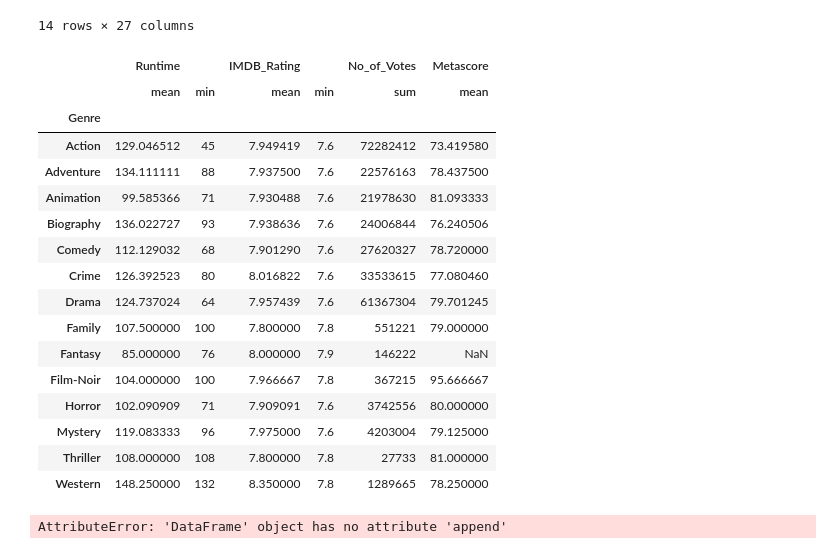
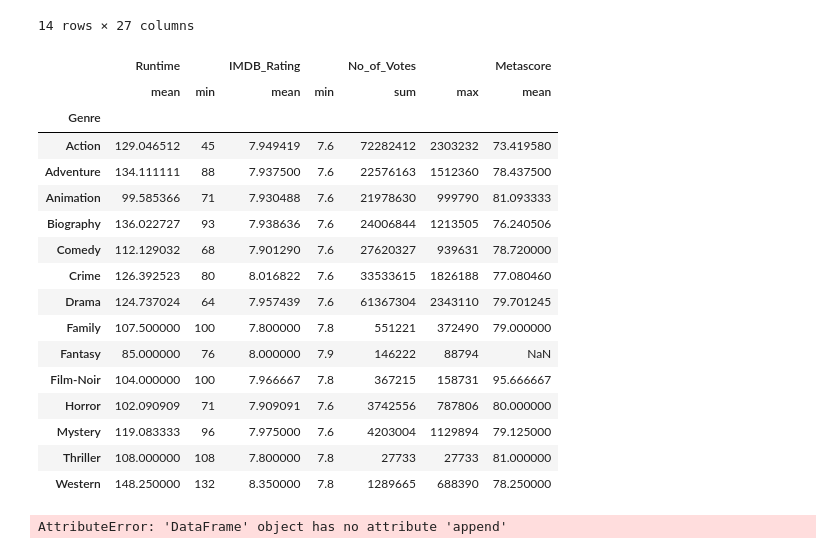
Before and after one commit to nandankaryash0-star/The_Pyhons_library, a Jupyter notebook: Panda3.ipynb, the cells around one changed output. Drawn from its saved outputs; the diff is of its cells as text; code cells hidden in the pictures.

```diff
--- a/Panda3.ipynb
+++ b/Panda3.ipynb
@@ -364,34 +364,34 @@ genres.agg(['min', 'max', 'count'])
 # %%
 #agg method
 #passing dict
 #adding both the syntax
 
 genres.agg(
     {
         'Runtime':['mean','min'],
         'IMDB_Rating':['mean','min'],
-        'No_of_Votes':'sum',
+        'No_of_Votes':['sum','max'],
         'Metascore':'mean'
     }
 )
 # %% [output]
-|  | Runtime |  | IMDB_Rating |  | No_of_Votes | Metascore |
-|  | mean | min | mean | min | sum | mean |
-| Genre |  |  |  |  |  |  |
-| Action | 129.046512 | 45 | 7.949419 | 7.6 | 72282412 | 73.419580 |
-| Adventure | 134.111111 | 88 | 7.937500 | 7.6 | 22576163 | 78.437500 |
-| Animation | 99.585366 | 71 | 7.930488 | 7.6 | 21978630 | 81.093333 |
-| Biography | 136.022727 | 93 | 7.938636 | 7.6 | 24006844 | 76.240506 |
-| Comedy | 112.129032 | 68 | 7.901290 | 7.6 | 27620327 | 78.720000 |
-| Crime | 126.392523 | 80 | 8.016822 | 7.6 | 33533615 | 77.080460 |
-| Drama | 124.737024 | 64 | 7.957439 | 7.6 | 61367304 | 79.701245 |
-| Family | 107.500000 | 100 | 7.800000 | 7.8 | 551221 | 79.000000 |
-| Fantasy | 85.000000 | 76 | 8.000000 | 7.9 | 146222 | NaN |
-| Film-Noir | 104.000000 | 100 | 7.966667 | 7.8 | 367215 | 95.666667 |
-| Horror | 102.090909 | 71 | 7.909091 | 7.6 | 3742556 | 80.000000 |
-| Mystery | 119.083333 | 96 | 7.975000 | 7.6 | 4203004 | 79.125000 |
-| Thriller | 108.000000 | 108 | 7.800000 | 7.8 | 27733 | 81.000000 |
-| Western | 148.250000 | 132 | 8.350000 | 7.8 | 1289665 | 78.250000 |
+|  | Runtime |  | IMDB_Rating |  | No_of_Votes |  | Metascore |
+|  | mean | min | mean | min | sum | max | mean |
+| Genre |  |  |  |  |  |  |  |
+| Action | 129.046512 | 45 | 7.949419 | 7.6 | 72282412 | 2303232 | 73.419580 |
+| Adventure | 134.111111 | 88 | 7.937500 | 7.6 | 22576163 | 1512360 | 78.437500 |
+| Animation | 99.585366 | 71 | 7.930488 | 7.6 | 21978630 | 999790 | 81.093333 |
+| Biography | 136.022727 | 93 | 7.938636 | 7.6 | 24006844 | 1213505 | 76.240506 |
+| Comedy | 112.129032 | 68 | 7.901290 | 7.6 | 27620327 | 939631 | 78.720000 |
+| Crime | 126.392523 | 80 | 8.016822 | 7.6 | 33533615 | 1826188 | 77.080460 |
+| Drama | 124.737024 | 64 | 7.957439 | 7.6 | 61367304 | 2343110 | 79.701245 |
+| Family | 107.500000 | 100 | 7.800000 | 7.8 | 551221 | 372490 | 79.000000 |
+| Fantasy | 85.000000 | 76 | 8.000000 | 7.9 | 146222 | 88794 | NaN |
+| Film-Noir | 104.000000 | 100 | 7.966667 | 7.8 | 367215 | 158731 | 95.666667 |
+| Horror | 102.090909 | 71 | 7.909091 | 7.6 | 3742556 | 787806 | 80.000000 |
+| Mystery | 119.083333 | 96 | 7.975000 | 7.6 | 4203004 | 1129894 | 79.125000 |
+| Thriller | 108.000000 | 108 | 7.800000 | 7.8 | 27733 | 27733 | 81.000000 |
+| Western | 148.250000 | 132 | 8.350000 | 7.8 | 1289665 | 688390 | 78.250000 |
 # %%
 df = pd.DataFrame(columns = movies.columns)
 for group,data in genres:
```
Also changed, not shown: parts of 14 cells of this notebook.
